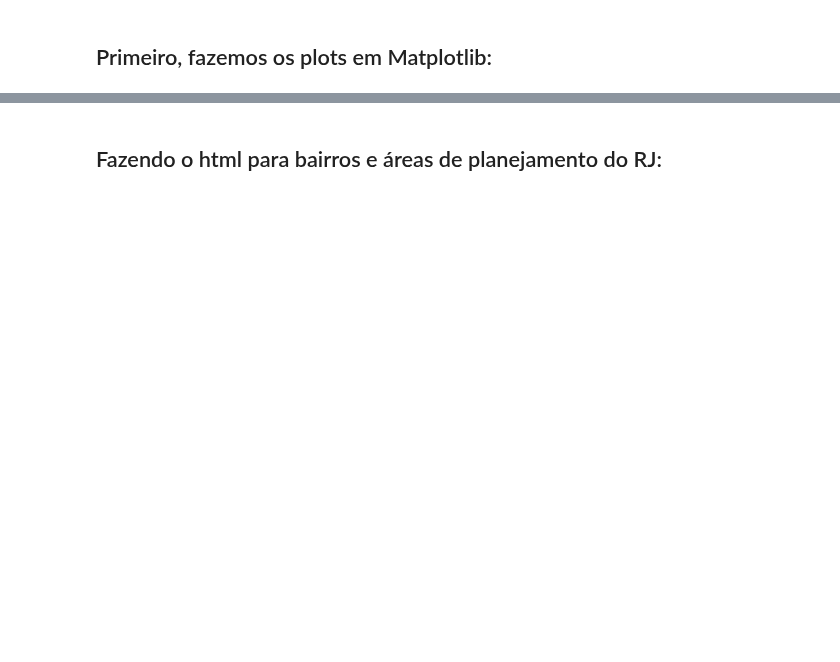
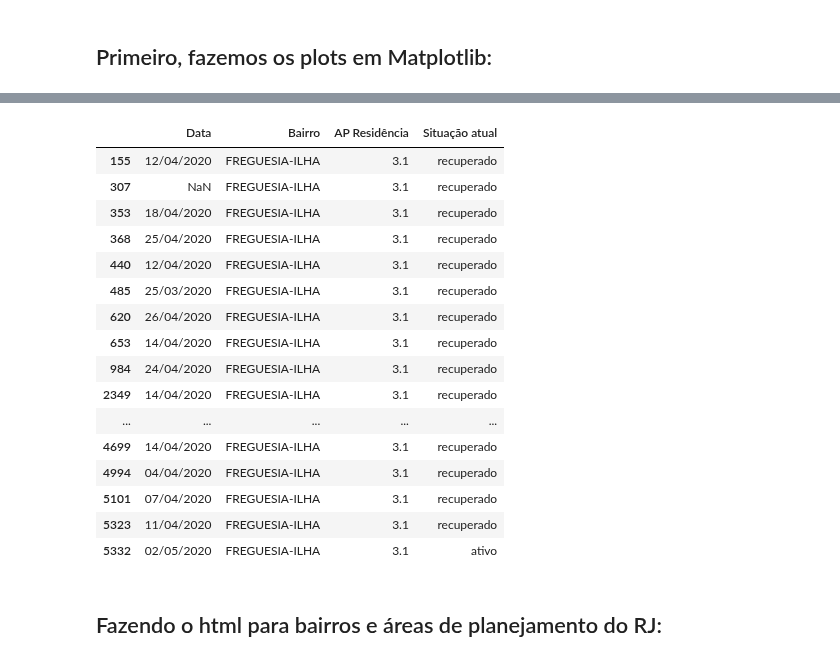
Before and after one commit to Modelagem-Covid-19-RJ/covid19, a Jupyter notebook: modelos/RJ/compartimental/geo_plot/Geo_plot_Bairros_RJ.ipynb, the cells around one changed output, grey strips where cells are left out. Drawn from its saved outputs; the diff is of its cells as text; code cells hidden in the pictures; blank space fills up the shorter version.

```diff
--- a/modelos/RJ/compartimental/geo_plot/Geo_plot_Bairros_RJ.ipynb
+++ b/modelos/RJ/compartimental/geo_plot/Geo_plot_Bairros_RJ.ipynb
@@ -80,5 +38,7 @@ lst_bairros = list(set(df['Bairro']))
 # %%
-start = dt.datetime.strptime('20-03-2020', "%d-%m-%Y")
-then = dt.datetime.strptime('03-05-2020', "%d-%m-%Y")
+data_start = '15-03-2020'
+data_end = '03-05-2020'
+start = dt.datetime.strptime(data_start, "%d-%m-%Y")
+then = dt.datetime.strptime(data_end, "%d-%m-%Y")
 days = mdates.drange(start,then,dt.timedelta(days=1))
 dias = [str(mdates.num2date(v)).split(' ')[0] for v in days]
@@ -105,4 +45,4 @@ dias
 # %%
 lst_dic = {}
 for b in lst_bairros:
-    lst_dic.update({b: get_data(b, df, 'prefeitura', '03-05-2020', T_start = '20-03-2020', to_print = False)})
+    lst_dic.update({b: get_data(b, dados_covid_rj, 'prefeitura', T_fim = data_end, T_start = data_start, to_print = False)})
@@ -225,3 +64,0 @@ AttributeError: 'tuple' object has no attribute 'loc'
-# %%
-nomes = list(dados_covid_rj['Bairro'])
-dados_covid_rj.drop(columns = ['Bairro'], inplace = True)
@@ -239,2 +64,0 @@ for nome in nomes:
-# %%
-dados_covid_rj['Bairro'] = new_names
@@ -278,3 +130,23 @@ dic_bairros = {x: unidecode.unidecode(x.upper().strip()) for x in df_bairros['NO
+# %%
+dados_covid_rj[dados_covid_rj['Bairro'] == 'FREGUESIA-ILHA']
+# %% [output]
+|  | Data | Bairro | AP Residência | Situação atual |
+| 155 | 12/04/2020 | FREGUESIA-ILHA | 3.1 | recuperado |
+| 307 | NaN | FREGUESIA-ILHA | 3.1 | recuperado |
+| 353 | 18/04/2020 | FREGUESIA-ILHA | 3.1 | recuperado |
+| 368 | 25/04/2020 | FREGUESIA-ILHA | 3.1 | recuperado |
+| 440 | 12/04/2020 | FREGUESIA-ILHA | 3.1 | recuperado |
+| 485 | 25/03/2020 | FREGUESIA-ILHA | 3.1 | recuperado |
+| 620 | 26/04/2020 | FREGUESIA-ILHA | 3.1 | recuperado |
+| 653 | 14/04/2020 | FREGUESIA-ILHA | 3.1 | recuperado |
+| 984 | 24/04/2020 | FREGUESIA-ILHA | 3.1 | recuperado |
+| 2349 | 14/04/2020 | FREGUESIA-ILHA | 3.1 | recuperado |
+| ... | ... | ... | ... | ... |
+| 4699 | 14/04/2020 | FREGUESIA-ILHA | 3.1 | recuperado |
+| 4994 | 04/04/2020 | FREGUESIA-ILHA | 3.1 | recuperado |
+| 5101 | 07/04/2020 | FREGUESIA-ILHA | 3.1 | recuperado |
+| 5323 | 11/04/2020 | FREGUESIA-ILHA | 3.1 | recuperado |
+| 5332 | 02/05/2020 | FREGUESIA-ILHA | 3.1 | ativo |
 # %%
 pops = list(dados_pop_rj['poptotal'])
 # %%
```
Also changed, not shown: parts of 43 cells of this notebook, 3 other files.
